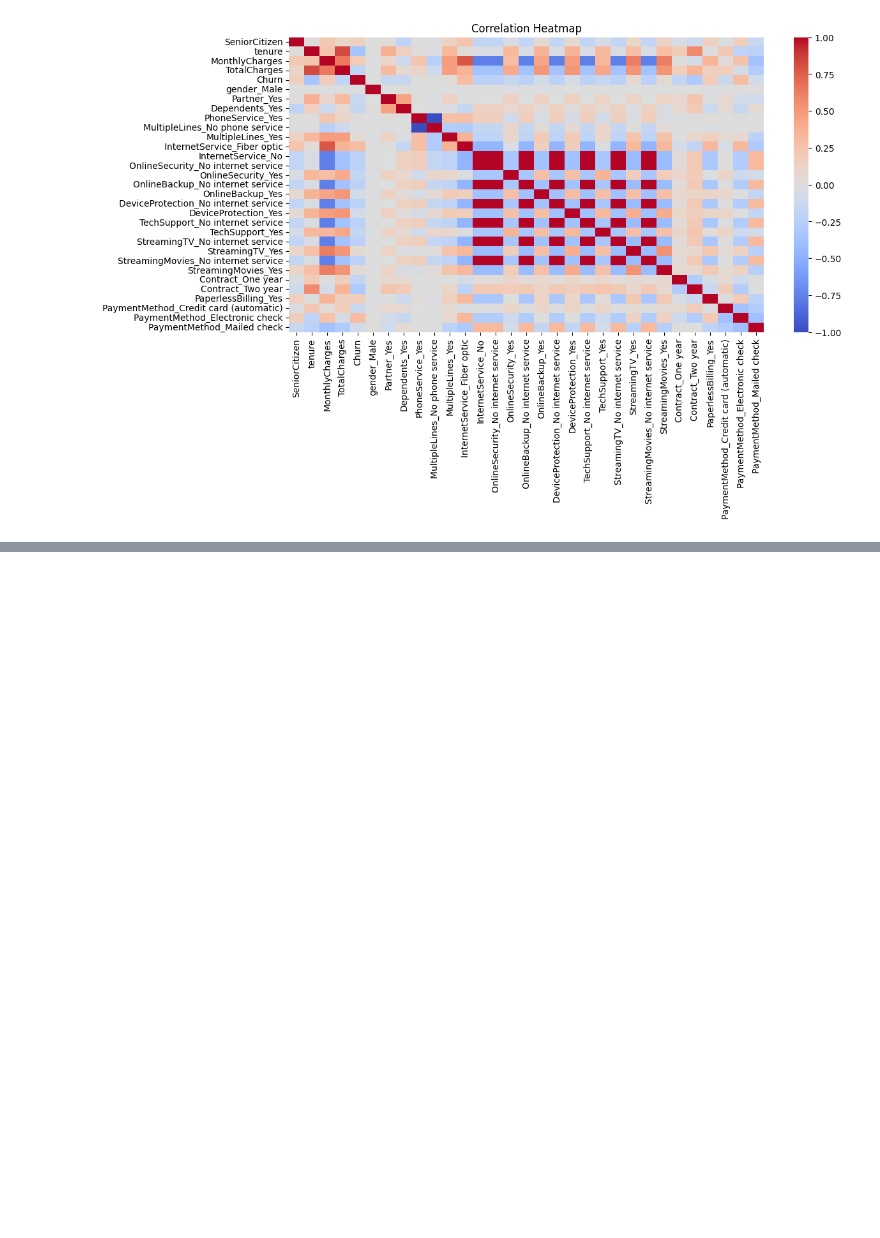
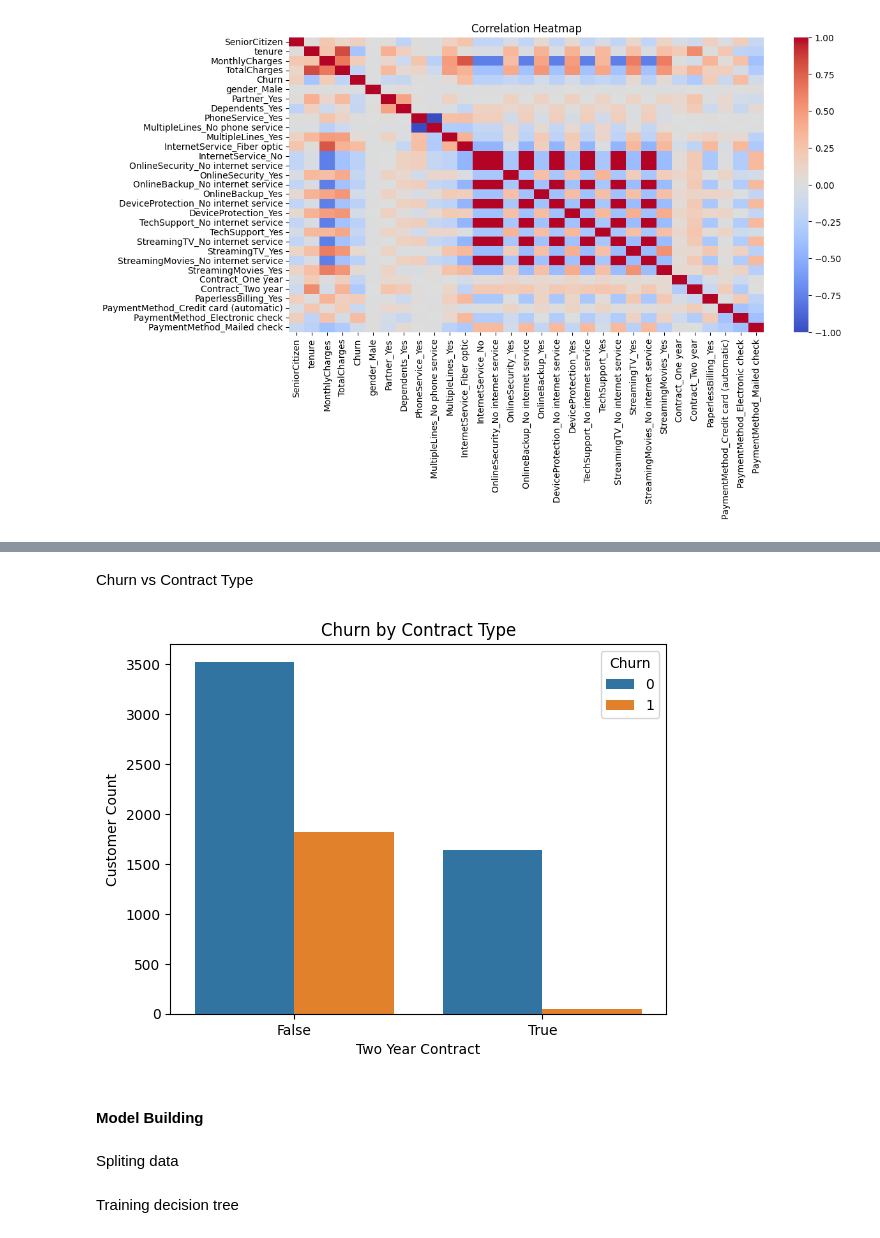
Before and after one commit to kungfukeny1/Data_mining1, a Jupyter notebook: employee-churn.ipynb, the cells around one changed output, grey strips where cells are left out. Saved outputs shown, nothing was run; the diff lists cells and outputs as text; code cells hidden in the pictures; blank space fills up the shorter version.

```diff
--- a/employee-churn.ipynb
+++ b/employee-churn.ipynb
@@ -93,0 +103,15 @@ plt.show()
+# %% [markdown]
+Churn vs Contract Type
+# %%
+sns.countplot(x='Contract_Two year', hue='Churn', data=df)
+plt.title('Churn by Contract Type')
+plt.xlabel('Two Year Contract')
+plt.ylabel('Customer Count')
+plt.legend(title='Churn')
+plt.show()
+# %% [output]
+[figure, added]
+# %% [markdown]
+#### Model Building
+# %% [markdown]
+Spliting data
@@ -93,0 +123,2 @@ plt.show()
+# %% [markdown]
+Training decision tree
```
Also changed, not shown: parts of 7 cells of this notebook.
